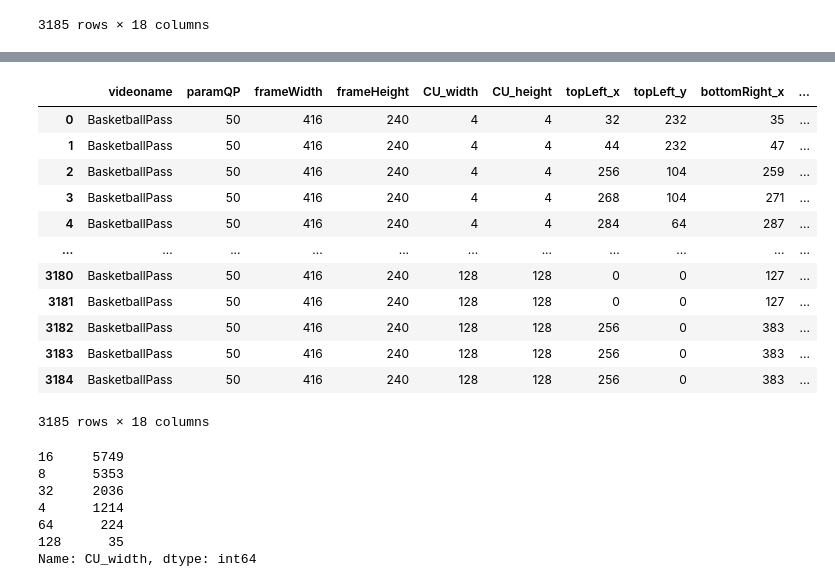
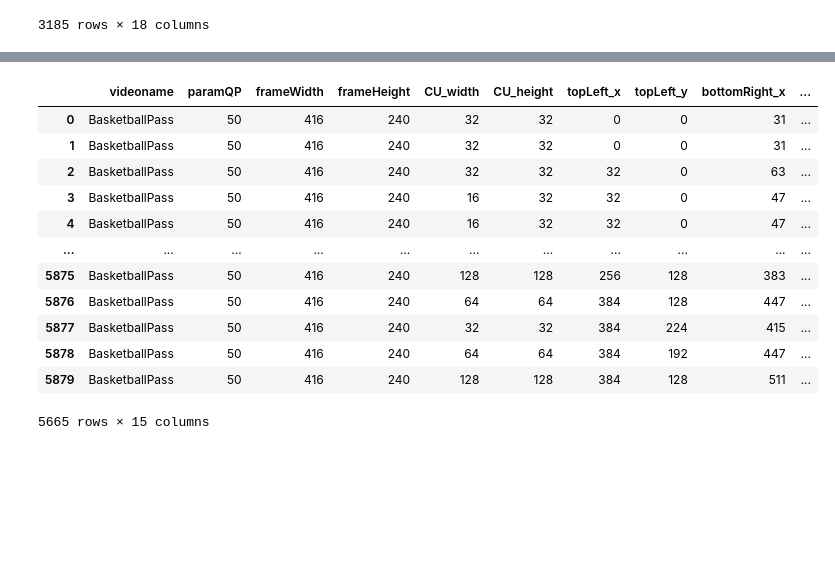
Before and after one commit to mclindino/TCC, a Jupyter notebook: Software/source/Extract_Features_Image.ipynb, the cells around one changed output, grey strips where cells are left out. Drawn from its saved outputs; the diff is of its cells as text; code cells hidden in the pictures; blank space fills up the shorter version.

```diff
--- a/Software/source/Extract_Features_Image.ipynb
+++ b/Software/source/Extract_Features_Image.ipynb
@@ -434,37 +409,18 @@ df_1
-# %%
-features = pd.read_csv('../files/dataset_BasketballPass_50_features.csv',index_col = False,
-                       usecols=['videoname','paramQP','frameWidth','frameHeight','CU_width','CU_height','topLeft_x','topLeft_y','bottomRight_x','bottomRight_y','POC','qtdepth','mtdepth', 'cost', 'splitType'])
-
-target = pd.read_csv('../files/dataset_BasketballPass_50_target.csv')
-
-df_2 = pd.merge(features, target, on=['videoname','paramQP','frameWidth','frameHeight','CU_width','CU_height','topLeft_x','topLeft_y','bottomRight_x','bottomRight_y','POC','qtdepth','mtdepth'])
-df_2.drop_duplicates(inplace = True)
-df_2 = df_2.groupby(by=['videoname','paramQP','frameWidth','frameHeight','CU_width','CU_height','topLeft_x','topLeft_y','bottomRight_x','bottomRight_y','POC','qtdepth','mtdepth']).min()
-df_2.reset_index(inplace = True)
-df_2['target'] = df_2['cost'] > df_2['CU_RDCost']
-df_2['target'] = df_2['target'].apply(lambda x : 1 if x else 0)
-df_2
-# %% [output]
-|  | videoname | paramQP | frameWidth | frameHeight | CU_width | CU_height | topLeft_x | topLeft_y | bottomRight_x | ... |
-| 0 | BasketballPass | 50 | 416 | 240 | 4 | 4 | 32 | 232 | 35 | ... |
-| 1 | BasketballPass | 50 | 416 | 240 | 4 | 4 | 44 | 232 | 47 | ... |
-| 2 | BasketballPass | 50 | 416 | 240 | 4 | 4 | 256 | 104 | 259 | ... |
-| 3 | BasketballPass | 50 | 416 | 240 | 4 | 4 | 268 | 104 | 271 | ... |
-| 4 | BasketballPass | 50 | 416 | 240 | 4 | 4 | 284 | 64 | 287 | ... |
-| ... | ... | ... | ... | ... | ... | ... | ... | ... | ... | ... |
-| 3180 | BasketballPass | 50 | 416 | 240 | 128 | 128 | 0 | 0 | 127 | ... |
-| 3181 | BasketballPass | 50 | 416 | 240 | 128 | 128 | 0 | 0 | 127 | ... |
-| 3182 | BasketballPass | 50 | 416 | 240 | 128 | 128 | 256 | 0 | 383 | ... |
-| 3183 | BasketballPass | 50 | 416 | 240 | 128 | 128 | 256 | 0 | 383 | ... |
-| 3184 | BasketballPass | 50 | 416 | 240 | 128 | 128 | 256 | 0 | 383 | ... |
-3185 rows × 18 columns
-# %%
-features['CU_width'].value_counts()
-# %% [output]
-16     5749
-8      5353
-32     2036
-4      1214
-64      224
-128      35
-Name: CU_width, dtype: int64
+# %%
+target_sem = pd.read_csv('../files/dataset_BasketballPass_50_target_SemFor.csv')
+target_sem.drop_duplicates(inplace = True)
+target_sem
+# %% [output]
+|  | videoname | paramQP | frameWidth | frameHeight | CU_width | CU_height | topLeft_x | topLeft_y | bottomRight_x | ... |
+| 0 | BasketballPass | 50 | 416 | 240 | 32 | 32 | 0 | 0 | 31 | ... |
+| 1 | BasketballPass | 50 | 416 | 240 | 32 | 32 | 0 | 0 | 31 | ... |
+| 2 | BasketballPass | 50 | 416 | 240 | 32 | 32 | 32 | 0 | 63 | ... |
+| 3 | BasketballPass | 50 | 416 | 240 | 16 | 32 | 32 | 0 | 47 | ... |
+| 4 | BasketballPass | 50 | 416 | 240 | 16 | 32 | 32 | 0 | 47 | ... |
+| ... | ... | ... | ... | ... | ... | ... | ... | ... | ... | ... |
+| 5875 | BasketballPass | 50 | 416 | 240 | 128 | 128 | 256 | 128 | 383 | ... |
+| 5876 | BasketballPass | 50 | 416 | 240 | 64 | 64 | 384 | 128 | 447 | ... |
+| 5877 | BasketballPass | 50 | 416 | 240 | 32 | 32 | 384 | 224 | 415 | ... |
+| 5878 | BasketballPass | 50 | 416 | 240 | 64 | 64 | 384 | 192 | 447 | ... |
+| 5879 | BasketballPass | 50 | 416 | 240 | 128 | 128 | 384 | 128 | 511 | ... |
+5665 rows × 15 columns
```
Also changed, not shown: parts of 8 cells of this notebook, 4 other files.
